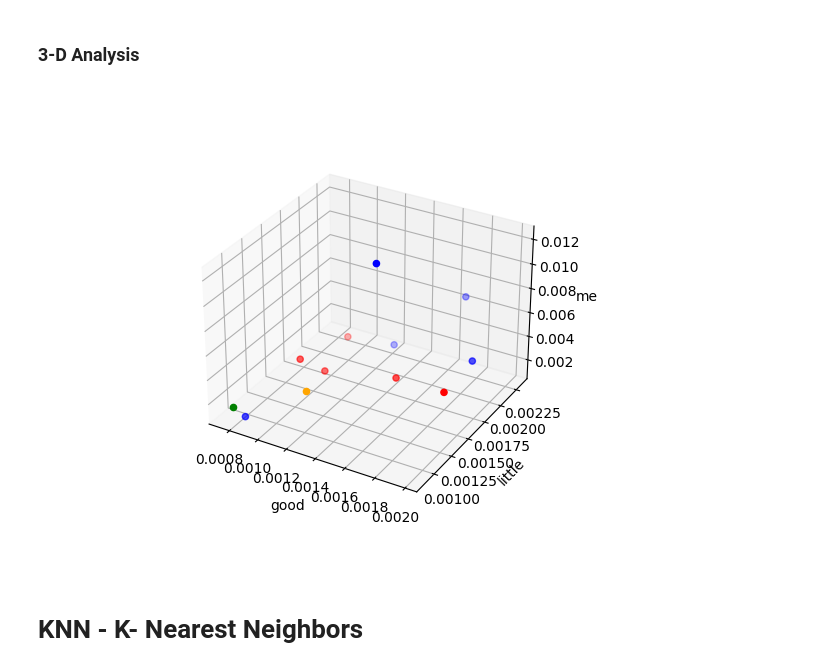
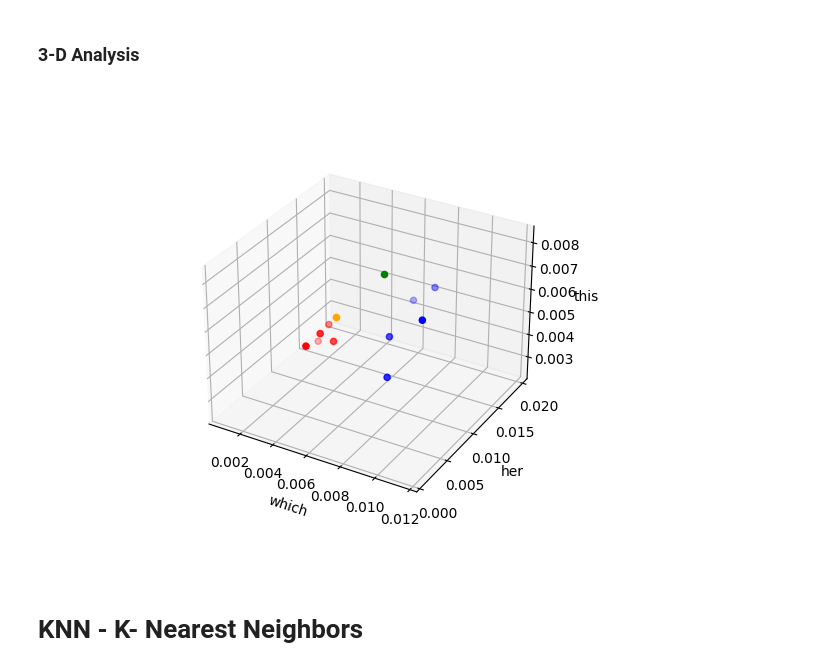
Before and after one commit to PhaneeChowdary/Final, a Jupyter notebook: Final.ipynb, the cells around one changed output. Saved outputs shown, nothing was run; the diff lists cells and outputs as text; code cells hidden in the pictures.

```diff
--- a/Final.ipynb
+++ b/Final.ipynb
@@ -184,20 +203,20 @@ plot_word_2d("good", "me")
 # %%
 def plot_word_3d(w1, w2, w3):
     fig = plt.figure()
     ax = fig.add_subplot(projection="3d")
 
     ax.scatter(df.loc["a1":"a5", w1], df.loc["a1":"a5", w2], df.loc["a1":"a5", w3], c="r")  # Atherton, Gertrude Franklin Horn
     ax.scatter(df.loc["b1":"b5", w1], df.loc["b1":"b5", w2], df.loc["b1":"b5", w3], c="b")  # Elliot George
     ax.scatter(df.loc["ua", w1], df.loc["ua", w2], df.loc["ua", w3], c="orange")  # unknown work 1
     ax.scatter(df.loc["ub", w1], df.loc["ub", w2], df.loc["ub", w3], c="g")  # unknown work 2
     ax.set_xlabel(f"{w1}")
     ax.set_ylabel(f"{w2}")
     ax.set_zlabel(f"{w3}")
     plt.show()
 
-plot_word_3d("good", "little", "me")
+plot_word_3d("which", "her", "this")
 # %% [output]
-[figure, old version]
+[figure, new version]
 # %% [markdown]
 # KNN - K- Nearest Neighbors
 # %% [markdown]
```
Also changed, not shown: parts of 24 cells of this notebook.
